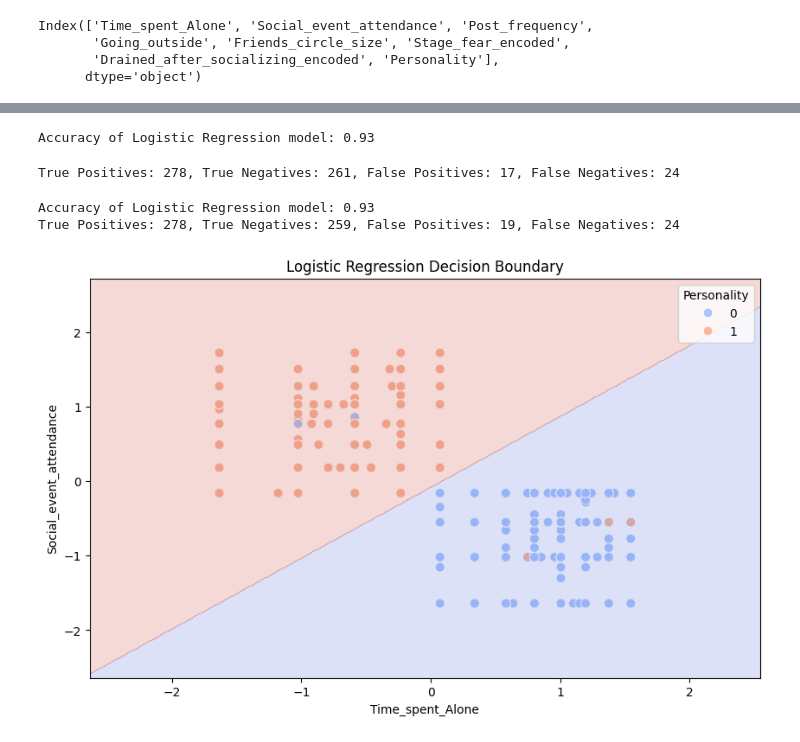
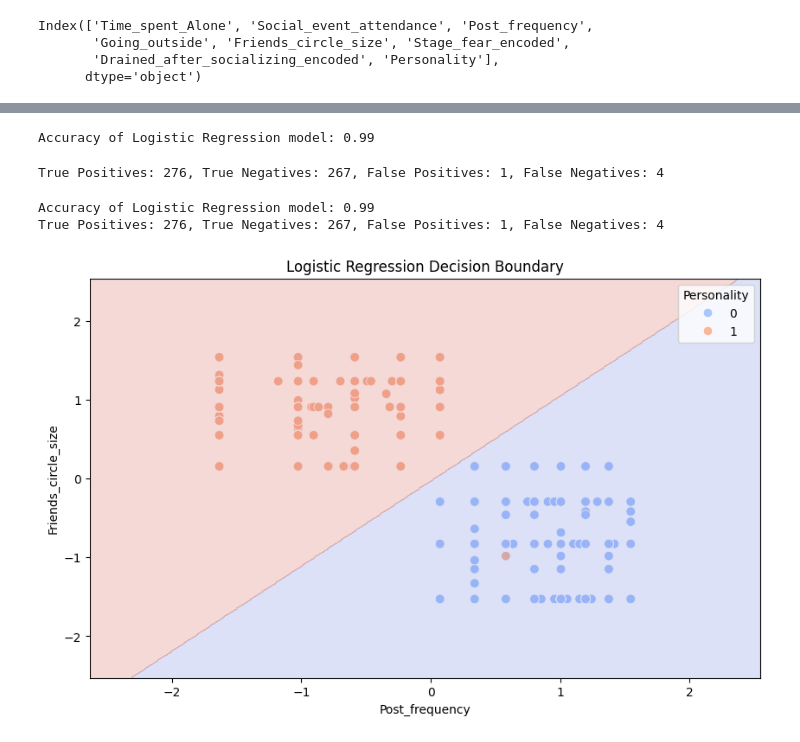
Before and after one commit to Aman-hebbale/kaggle_personality, a Jupyter notebook: logistic_classifier.ipynb, the cells around one changed output, grey strips where cells are left out. Cells and saved outputs as stored; diff of their text form; code cells hidden in the pictures.

```diff
--- a/logistic_classifier.ipynb
+++ b/logistic_classifier.ipynb
@@ -900,0 +1053,2 @@ new_df = pd.read_csv(".\\data\\personality_dataset_transformed.csv")
+# %%
+new_df.drop(index=[550, 790, 797, 883, 912, 926, 932, 1003, 1041, 1106, 1143, 1306, 1373, 1404, 1439, 1497, 1552, 1581, 1717, 1747, 1768, 1839, 1859, 1860, 1897, 1916, 1966, 2010, 2034, 2044, 2090, 2106, 2172, 2208, 2293, 2302, 2367, 2373, 2392, 2413, 2447, 2455, 2457, 2478, 2499, 2592, 2599, 2639, 2646, 2678, 2813, 2835, 2858, 2865], inplace=True)
@@ -1000,16 +1195,16 @@ y_pred = log_reg.predict(x_test_scaled)
 accuracy = accuracy_score(y_test, y_pred)
 print(f"Accuracy of Logistic Regression model: {accuracy:.2f}")
 # %% [output]
-Accuracy of Logistic Regression model: 0.93
+Accuracy of Logistic Regression model: 0.99
 # %%
 from sklearn.metrics import confusion_matrix
 confusion_matrix(y_test, y_pred)
 tn, fp, fn, tp = confusion_matrix(y_test, y_pred).ravel().tolist()
 print(f"True Positives: {tp}, True Negatives: {tn}, False Positives: {fp}, False Negatives: {fn}")
 # %% [output]
-True Positives: 278, True Negatives: 261, False Positives: 17, False Negatives: 24
+True Positives: 276, True Negatives: 267, False Positives: 1, False Negatives: 4
 # %%
-x_features = new_df[["Post_frequency","Friends_circle_size"]]
+x_features = new_df[["Time_spent_Alone","Going_outside"]]
 y_target = new_df["Personality"]
 x_train, x_test, y_train, y_test = train_test_split(x_features, y_target, test_size=0.2, random_state=42)
 scaler = StandardScaler()
@@ -1023,31 +1218,31 @@ confusion_matrix(y_test, y_pred)
 tn, fp, fn, tp = confusion_matrix(y_test, y_pred).ravel().tolist()
 print(f"True Positives: {tp}, True Negatives: {tn}, False Positives: {fp}, False Negatives: {fn}")
 # %% [output]
-Accuracy of Logistic Regression model: 0.93
-True Positives: 278, True Negatives: 259, False Positives: 19, False Negatives: 24
+Accuracy of Logistic Regression model: 0.99
+True Positives: 276, True Negatives: 267, False Positives: 1, False Negatives: 4
 # %%
 # # Create meshgrid for plotting decision boundary
-x_features
+# x_features
 x_min, x_max = x_features["Time_spent_Alone"].min() - 1, x_features["Time_spent_Alone"].max() + 1
-y_min, y_max = x_features["Social_event_attendance"].min() - 1, x_features["Social_event_attendance"].max() + 1
+y_min, y_max = x_features["Going_outside"].min() - 1, x_features["Going_outside"].max() + 1
 xx, yy = np.meshgrid(np.linspace(x_min, x_max, 500),
                      np.linspace(y_min, y_max, 500))
 
 # Predict over the grid
 Z = log_reg.predict(np.c_[xx.ravel(), yy.ravel()])
 Z = Z.reshape(xx.shape)
 
 # Plot the original data
 plt.figure(figsize=(10, 6))
-sns.scatterplot(x=x_features["Time_spent_Alone"], y=x_features["Social_event_attendance"], hue=y_target, palette='coolwarm', s=60)
+sns.scatterplot(x=x_features["Time_spent_Alone"], y=x_features["Going_outside"], hue=y_target, palette='coolwarm', s=60)
 
 # Plot decision boundary
 plt.contourf(xx, yy, Z, alpha=0.2, cmap='coolwarm')
 
-plt.xlabel('Time_spent_Alone')
-plt.ylabel('Social_event_attendance')
+plt.xlabel('Post_frequency')
+plt.ylabel('Friends_circle_size')
 plt.title('Logistic Regression Decision Boundary')
 plt.legend(title='Personality')
 plt.show()
 # %% [output]
-[figure, old version]
+[figure, new version]
```
Also changed, not shown: parts of 39 cells of this notebook.
